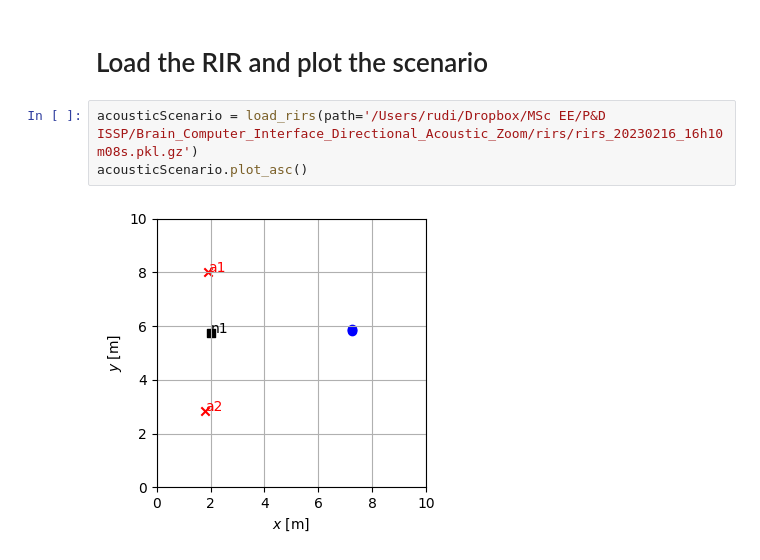
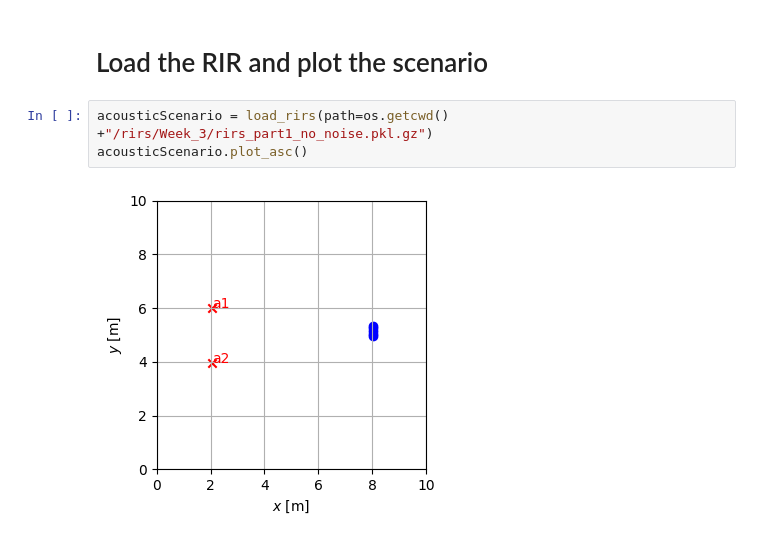
Before and after one commit to andyvdv/Brain_Computer_Interface_Directional_Acoustic_Zoom, a Jupyter notebook: analysis.ipynb, the cells around one changed output. Drawn from its saved outputs; the diff is of its cells as text.

Commit message:
part1_week3

```diff
--- a/analysis.ipynb
+++ b/analysis.ipynb
@@ -5,10 +9,10 @@ from package.gui_utils import load_rirs, plot_rirs
 # %% [markdown]
 # Load the RIR and plot the scenario
 # %%
-acousticScenario = load_rirs(path='/Users/rudi/Dropbox/MSc EE/P&D ISSP/Brain_Computer_Interface_Directional_Acoustic_Zoom/rirs/rirs_20230216_16h10m08s.pkl.gz')
+acousticScenario = load_rirs(path=os.getcwd() +"/rirs/Week_3/rirs_part1_no_noise.pkl.gz")
 acousticScenario.plot_asc()
 # %% [output]
-[figure, old version]
+[figure, new version]
 # %%
 print(acousticScenario)
 print(acousticScenario.RIRsAudio.shape)
```
Also changed, not shown: parts of 2 cells of this notebook, 5 other files.
